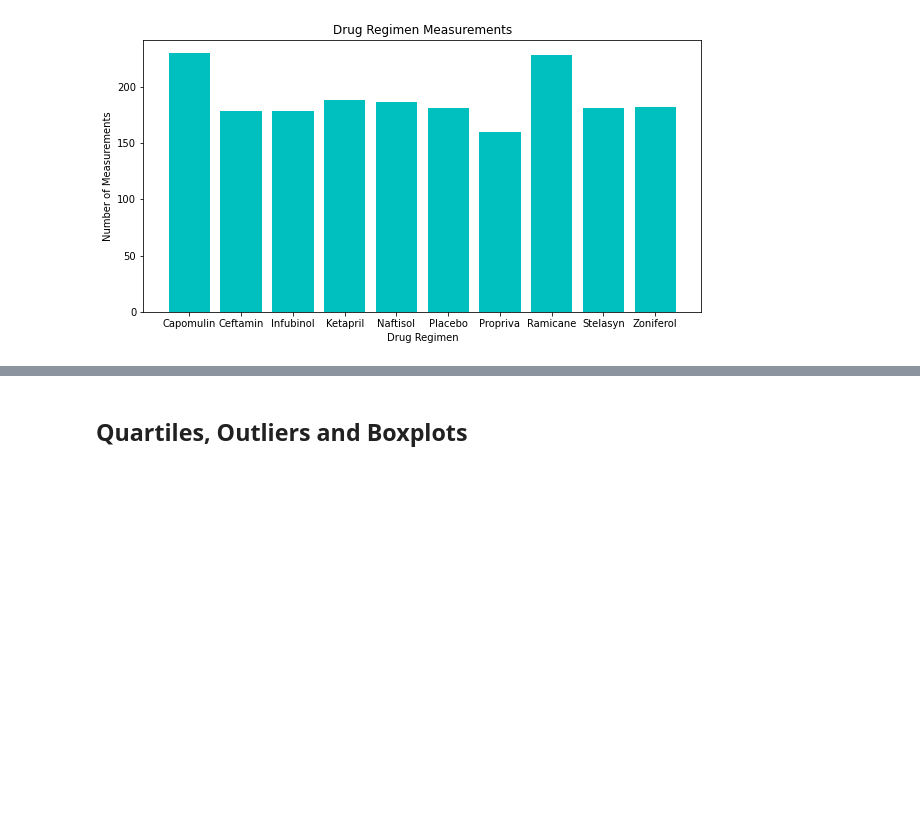
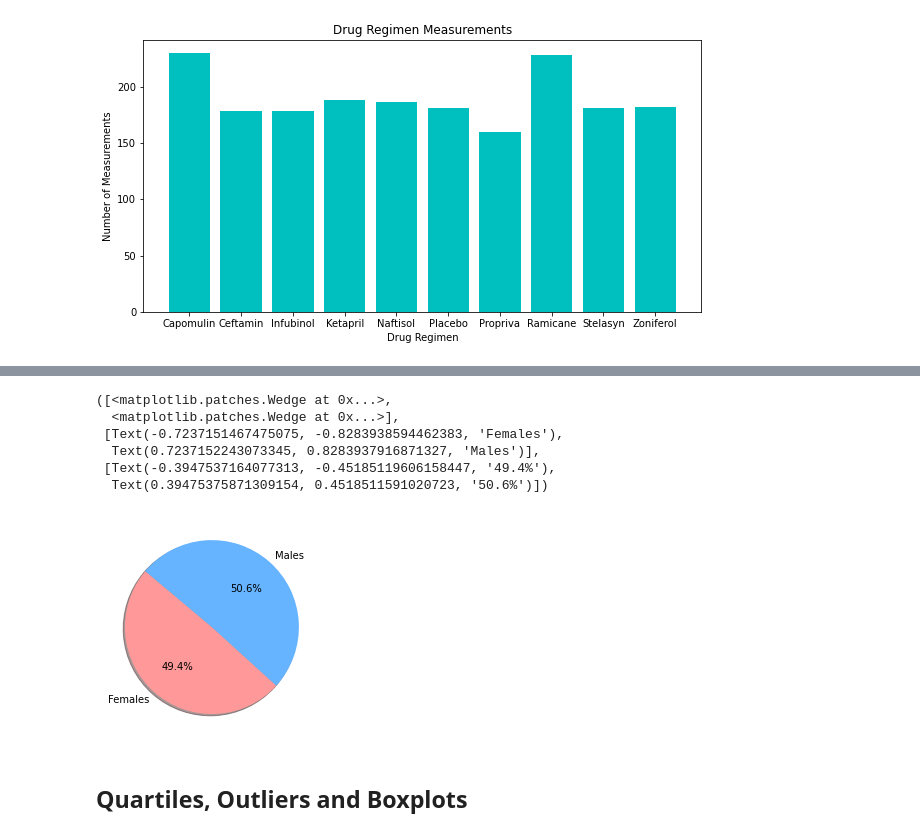
Before and after one commit to speedracer05/Matplotlib-Challenge, a Jupyter notebook: Pymaceuticals/pymaceuticals_starter.ipynb, the cells around one changed output, grey strips where cells are left out. Saved outputs shown, nothing was run; the diff lists cells and outputs as text; code cells hidden in the pictures; blank space fills up the shorter version.

```diff
--- a/Pymaceuticals/pymaceuticals_starter.ipynb
+++ b/Pymaceuticals/pymaceuticals_starter.ipynb
@@ -201,3 +198,32 @@ NameError: name 'format_dict' is not defined
+# %%
+# Generate a pie plot showing the distribution of female versus male mice using pyplot
+# Gender count female, male
+gender_count = (clean_mouse.groupby(['Sex'])['Mouse ID'].count()).tolist()
+
+# Labels for the sections of the pie chart
+labels = ['Females', 'Males']
+
+# The values of each section of the pie chart
+sizes = gender_count
+
+# Colors each section of the pie chart
+colors = ['#ff9999','#66b3ff']
+
+# Tells matplotlib not to seperate the sections
+explode = (0, 0)
+
+# Creates the pie chart based upon the values above
+# Automatically finds the percentages of each part of the pie chart
+plt.pie(sizes, explode=explode, labels=labels, colors=colors,
+        autopct="%1.1f%%", shadow=True, startangle=140)
+# %% [output]
+([<matplotlib.patches.Wedge at 0x...>,
+  <matplotlib.patches.Wedge at 0x...>],
+ [Text(-0.7237151467475075, -0.8283938594462383, 'Females'),
+  Text(0.7237152243073345, 0.8283937916871327, 'Males')],
+ [Text(-0.3947537164077313, -0.45185119606158447, '49.4%'),
+  Text(0.39475375871309154, 0.4518511591020723, '50.6%')])
+[figure, added]
 # %% [markdown]
 ## Quartiles, Outliers and Boxplots
 # %%
```
Also changed, not shown: parts of 3 cells of this notebook.
